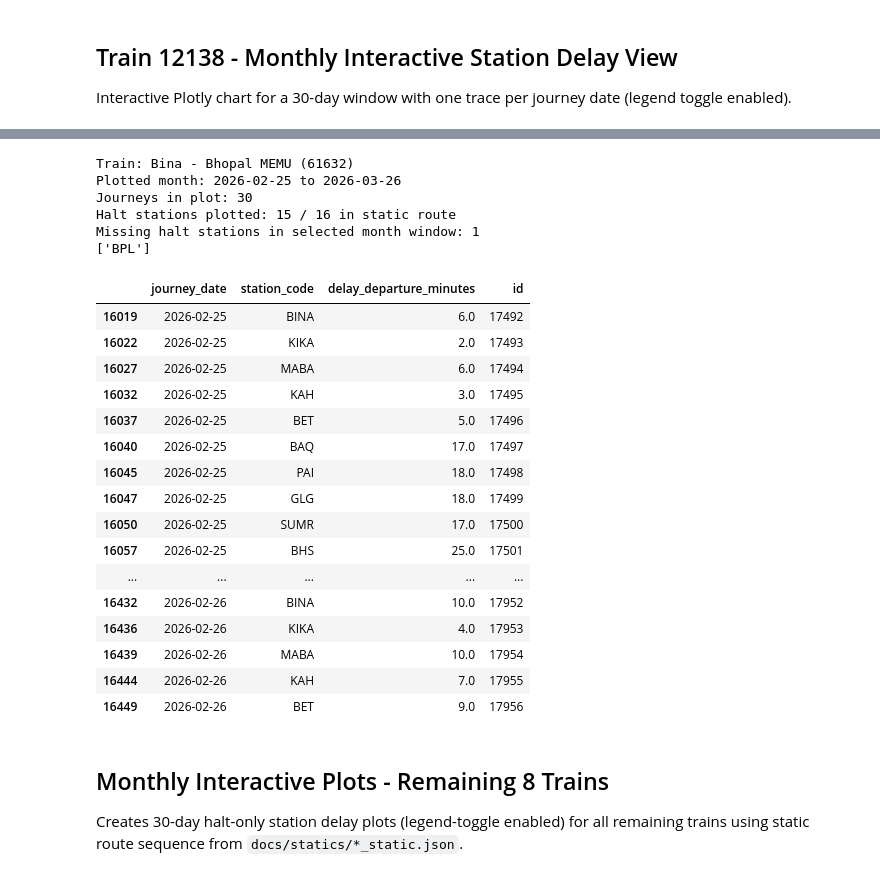
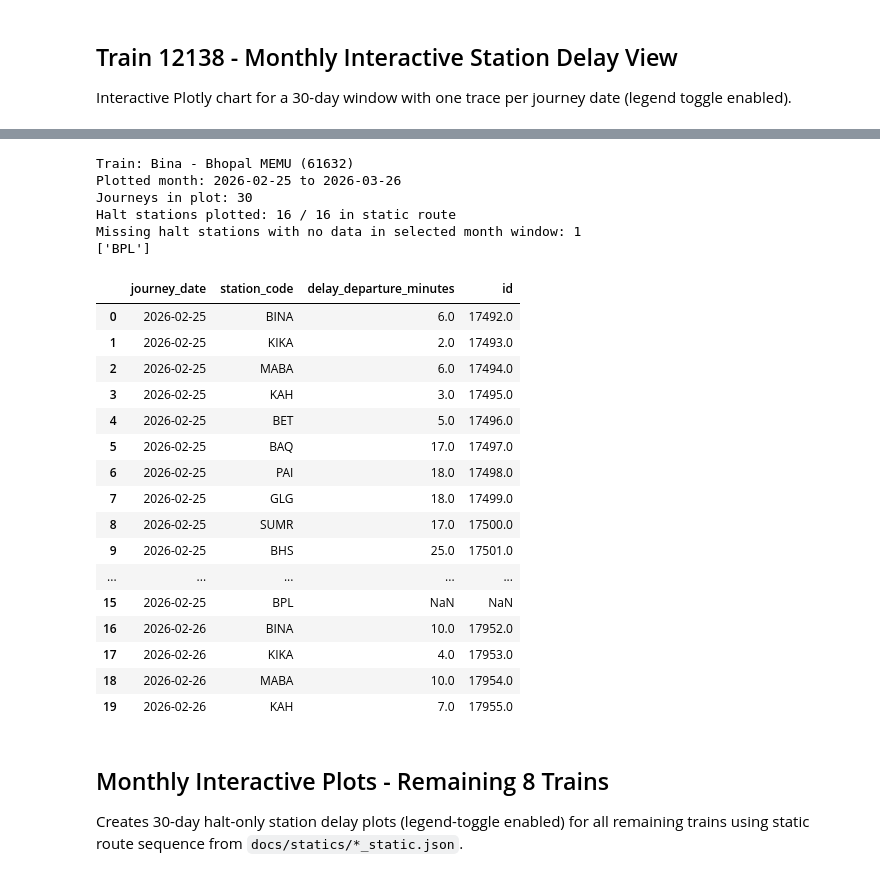
Before and after one commit to Ashvin755/Data-Centric-Train-Delay-Prediction-and-Propagation-Analytics, a Jupyter notebook: notebooks/first.ipynb, the cells around one changed output, grey strips where cells are left out. Saved outputs shown, nothing was run; the diff lists cells and outputs as text; code cells hidden in the pictures.

```diff
--- a/notebooks/first.ipynb
+++ b/notebooks/first.ipynb
@@ -624,10 +640,20 @@ month_df = month_df.sort_values(["journey_date", "station_code", "id"])
 month_df = month_df.drop_duplicates(subset=["journey_date", "station_code"], keep="last")
 
 present_halts = set(month_df["station_code"].unique())
-station_order = [s for s in halt_station_order_full if s in present_halts]
+station_order = halt_station_order_full.copy()
 missing_halts_in_month = [s for s in halt_station_order_full if s not in present_halts]
 
-month_plot = month_df[["journey_date", "station_code", "delay_departure_minutes", "id"]].copy()
+# Build a full journey_date x halt-station grid so all halt stations remain on axis.
+journey_dates_sorted = sorted(month_df["journey_date"].unique())
+full_index = pd.MultiIndex.from_product(
+    [journey_dates_sorted, station_order],
+    names=["journey_date", "station_code"],
+)
+month_plot = (
+    month_df.set_index(["journey_date", "station_code"])[["delay_departure_minutes", "id"]]
+    .reindex(full_index)
+    .reset_index()
+)
 month_plot["station_code"] = pd.Categorical(month_plot["station_code"], categories=station_order, ordered=True)
 month_plot = month_plot.sort_values(["journey_date", "station_code"])
 month_plot["journey_date"] = month_plot["journey_date"].astype(str)
@@ -644,54 +670,61 @@ fig = px.line(
         f"<br><sup>Journey dates: {month_start} to {latest_journey_date}</sup>"
     ),
     labels={
         "station_code": "Station (halt-only, static route order)",
         "delay_departure_minutes": "Delay Departure (minutes)",
         "journey_date": "Journey Date",
     },
     hover_data={"id": True},
 )
 
 fig.update_layout(
     template="plotly_white",
     height=650,
     legend_title_text="Journey Date (click to toggle)",
 )
-fig.update_xaxes(tickangle=70)
+fig.update_xaxes(
+    tickangle=70,
+    categoryorder="array",
+    categoryarray=station_order,
+    tickmode="array",
+    tickvals=station_order,
+    ticktext=station_order,
+)
 fig.show()
 
 print(f"Train: {train_name}")
 print(f"Plotted month: {month_start} to {latest_journey_date}")
 print(f"Journeys in plot: {month_plot['journey_date'].nunique()}")
-print(f"Halt stations plotted: {month_plot['station_code'].nunique()} / {len(halt_station_order_full)} in static route")
-print(f"Missing halt stations in selected month window: {len(missing_halts_in_month)}")
+print(f"Halt stations plotted: {len(station_order)} / {len(halt_station_order_full)} in static route")
+print(f"Missing halt stations with no data in selected month window: {len(missing_halts_in_month)}")
 if missing_halts_in_month:
     print(missing_halts_in_month)
 
 display(month_plot.head(20))
 # %% [output]
 Train: Bina - Bhopal MEMU (61632)
 Plotted month: 2026-02-25 to 2026-03-26
 Journeys in plot: 30
-Halt stations plotted: 15 / 16 in static route
-Missing halt stations in selected month window: 1
+Halt stations plotted: 16 / 16 in static route
+Missing halt stations with no data in selected month window: 1
 ['BPL']
 |  | journey_date | station_code | delay_departure_minutes | id |
-| 16019 | 2026-02-25 | BINA | 6.0 | 17492 |
-| 16022 | 2026-02-25 | KIKA | 2.0 | 17493 |
-| 16027 | 2026-02-25 | MABA | 6.0 | 17494 |
-| 16032 | 2026-02-25 | KAH | 3.0 | 17495 |
-| 16037 | 2026-02-25 | BET | 5.0 | 17496 |
-| 16040 | 2026-02-25 | BAQ | 17.0 | 17497 |
-| 16045 | 2026-02-25 | PAI | 18.0 | 17498 |
-| 16047 | 2026-02-25 | GLG | 18.0 | 17499 |
-| 16050 | 2026-02-25 | SUMR | 17.0 | 17500 |
-| 16057 | 2026-02-25 | BHS | 25.0 | 17501 |
+| 0 | 2026-02-25 | BINA | 6.0 | 17492.0 |
+| 1 | 2026-02-25 | KIKA | 2.0 | 17493.0 |
+| 2 | 2026-02-25 | MABA | 6.0 | 17494.0 |
+| 3 | 2026-02-25 | KAH | 3.0 | 17495.0 |
+| 4 | 2026-02-25 | BET | 5.0 | 17496.0 |
+| 5 | 2026-02-25 | BAQ | 17.0 | 17497.0 |
+| 6 | 2026-02-25 | PAI | 18.0 | 17498.0 |
+| 7 | 2026-02-25 | GLG | 18.0 | 17499.0 |
+| 8 | 2026-02-25 | SUMR | 17.0 | 17500.0 |
+| 9 | 2026-02-25 | BHS | 25.0 | 17501.0 |
 | ... | ... | ... | ... | ... |
-| 16432 | 2026-02-26 | BINA | 10.0 | 17952 |
-| 16436 | 2026-02-26 | KIKA | 4.0 | 17953 |
-| 16439 | 2026-02-26 | MABA | 10.0 | 17954 |
-| 16444 | 2026-02-26 | KAH | 7.0 | 17955 |
-| 16449 | 2026-02-26 | BET | 9.0 | 17956 |
+| 15 | 2026-02-25 | BPL | NaN | NaN |
+| 16 | 2026-02-26 | BINA | 10.0 | 17952.0 |
+| 17 | 2026-02-26 | KIKA | 4.0 | 17953.0 |
+| 18 | 2026-02-26 | MABA | 10.0 | 17954.0 |
+| 19 | 2026-02-26 | KAH | 7.0 | 17955.0 |
 # %% [markdown]
 ## Monthly Interactive Plots - Remaining 8 Trains
 
```
Also changed, not shown: parts of 2 cells of this notebook.
